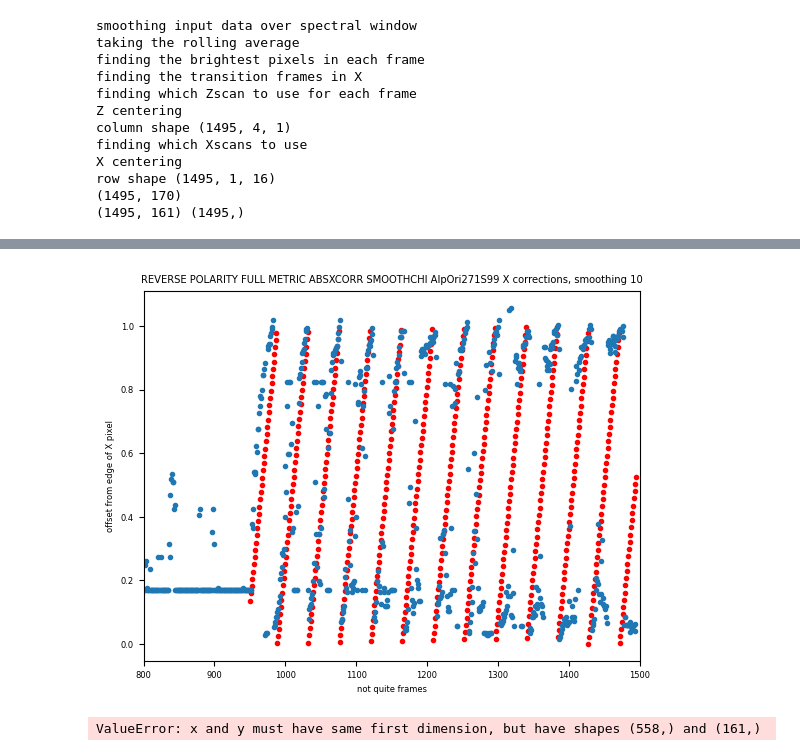
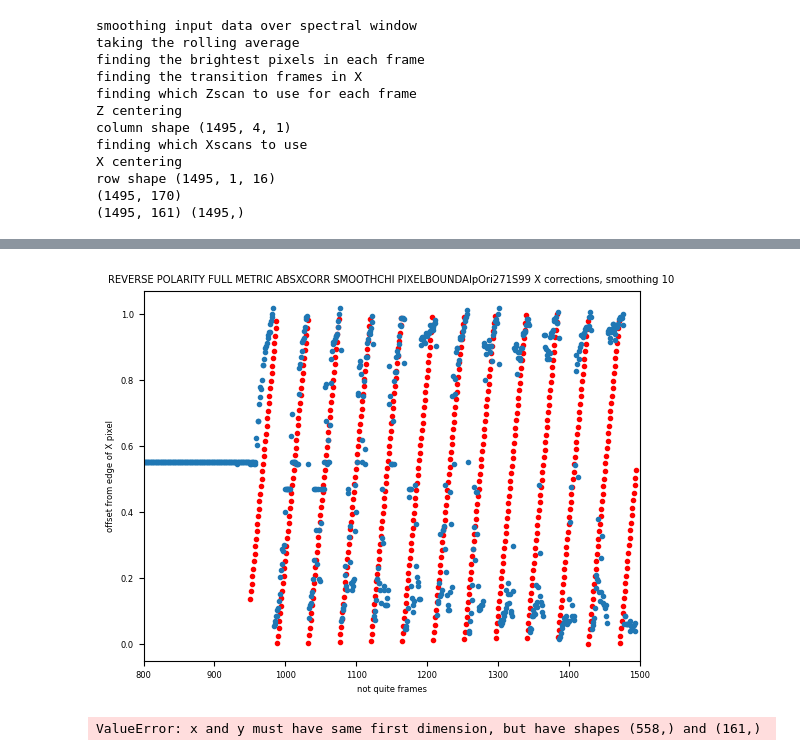
Before and after one commit to AnIndefiniteArticle/slapvisos, a Jupyter notebook: Untitled.ipynb, the cells around one changed output, grey strips where cells are left out. Cells and saved outputs as stored; diff of their text form; code cells hidden in the pictures.

Commit message:
making it only fit to the metric when it's on the same side as the comparison pixel

```diff
--- a/Untitled.ipynb
+++ b/Untitled.ipynb
@@ -142,15 +142,15 @@ Text(0.5, 1.0, 'What is the actual max')
 # %%
 plt.clf()
 plt.plot(linex[950:], liney[950:]%1, 'r.')
 plt.plot(Xcorr, '.')
-plt.title("REVERSE POLARITY FULL METRIC ABSXCORR SMOOTHCHI " + occname + " X corrections, smoothing " + str(smoothing))
+plt.title("REVERSE POLARITY FULL METRIC ABSXCORR SMOOTHCHI PIXELBOUND" + occname + " X corrections, smoothing " + str(smoothing))
 plt.ylabel("offset from edge of X pixel")
 plt.xlabel("not quite frames")
 plt.xlim(800,1500)
 
 plt.savefig(outdir + occname + "-" + str(smoothing) + "-Xcorrections-addline.png")
 # %% [output]
-[figure, old version]
+[figure, new version]
 # %%
 chismooth=10
 for i in range(len(comparisons)):
```
Also changed, not shown: parts of 3 cells of this notebook, 1 other file.
